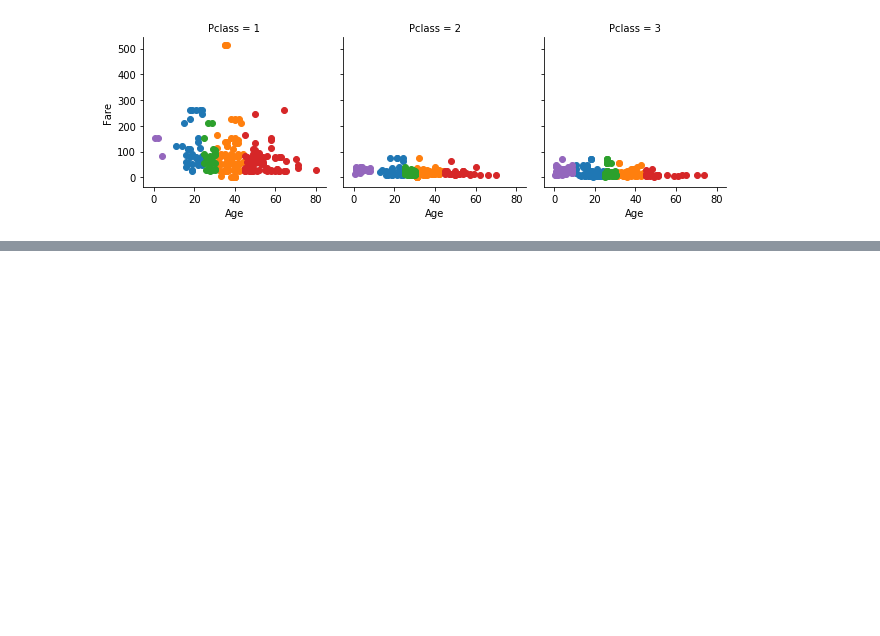
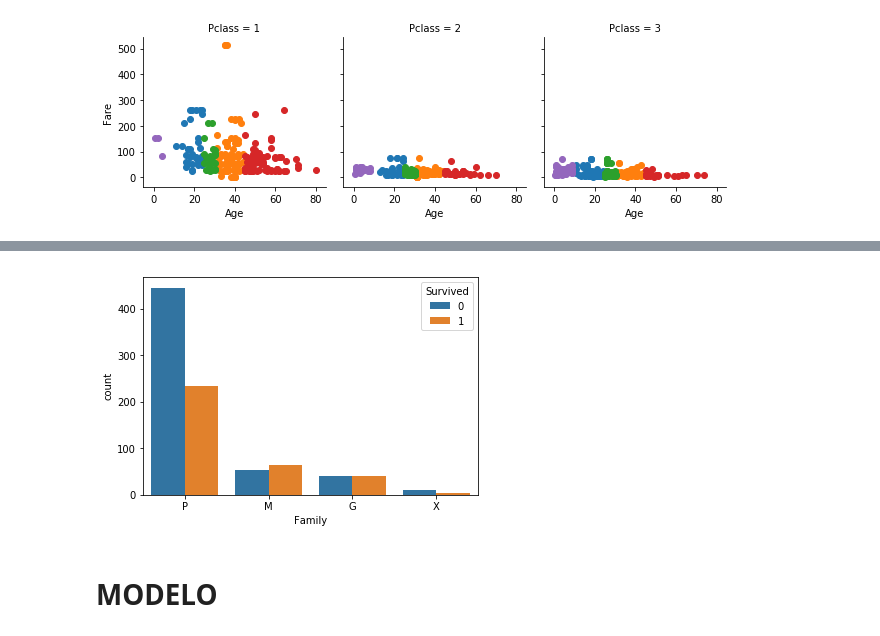
Before and after one commit to Pantoja87/Titanic-Disaster, a Jupyter notebook: TITANIC.ipynb, the cells around one changed output, grey strips where cells are left out. Drawn from its saved outputs; the diff is of its cells as text; code cells hidden in the pictures; blank space fills up the shorter version.

```diff
--- a/TITANIC.ipynb
+++ b/TITANIC.ipynb
@@ -562,0 +606,5 @@ g.map (plt.scatter, "Age",'Fare')
+# %%
+train_csv.loc[(train_csv.Parch==0)&(train_csv.SibSp<=3),'Family']= 'P'
+train_csv.loc[(train_csv.Parch==1)&(train_csv.SibSp<=4),'Family']= 'M'
+train_csv.loc[(train_csv.Parch==2)&(train_csv.SibSp<=8),'Family']= 'G'
+train_csv.loc[(train_csv.Parch>=3),'Family']= 'X'
@@ -562,0 +624,8 @@ g.map (plt.scatter, "Age",'Fare')
+# %%
+p = sns.countplot(data=train_csv,
+                  x = 'Family',
+                  hue = 'Survived')
+# %% [output]
+[figure, added]
+# %% [markdown]
+# MODELO
```
Also changed, not shown: parts of 22 cells of this notebook.
